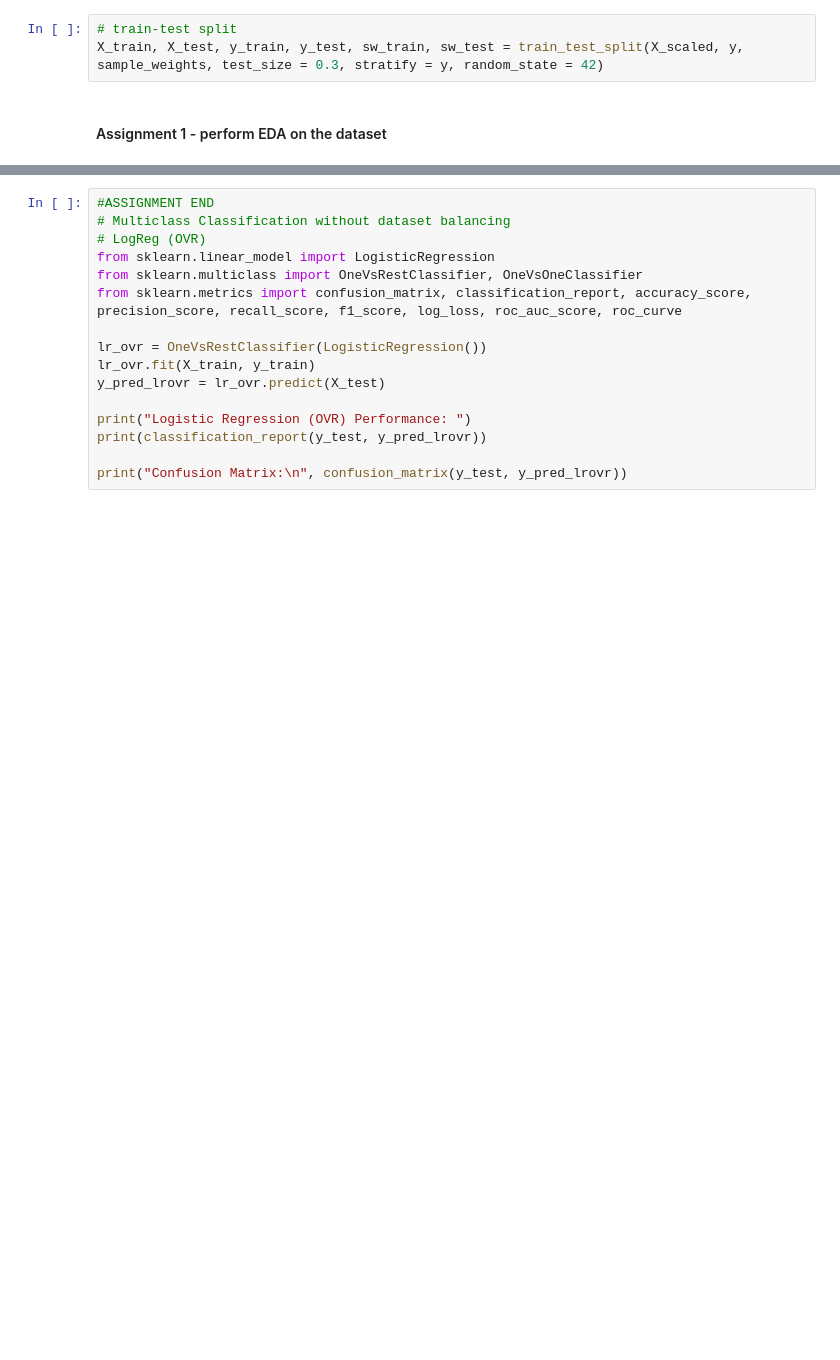
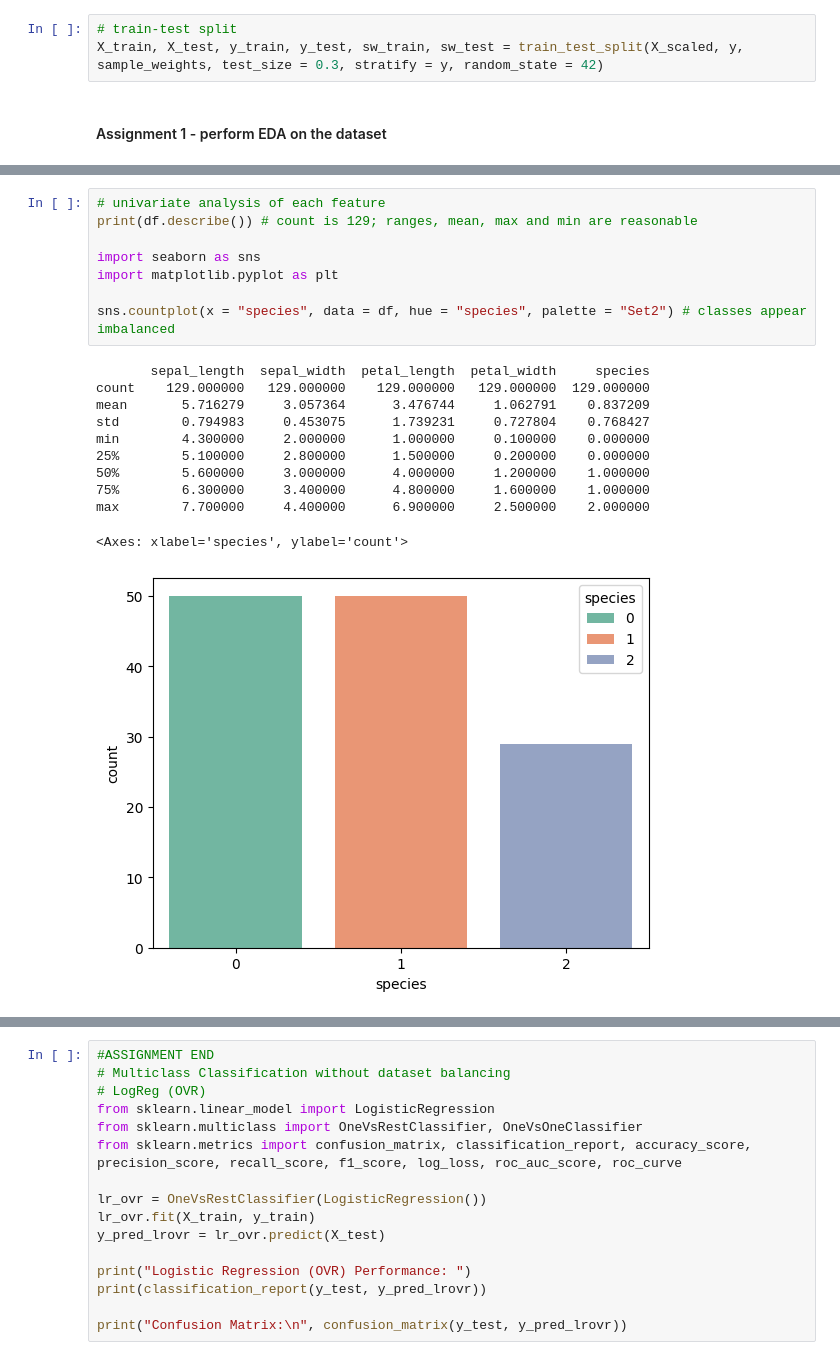
Before and after one commit to fonkerina/Data-Science-Journey, a Jupyter notebook: Week 4/Further Supervised Learning.ipynb, the cells around one changed output, grey strips where cells are left out. Drawn from its saved outputs; the diff is of its cells as text; blank space fills up the shorter version.

```diff
--- a/Week 4/Further Supervised Learning.ipynb
+++ b/Week 4/Further Supervised Learning.ipynb
@@ -77,0 +101,20 @@ X_train, X_test, y_train, y_test, sw_train, sw_test = train_test_split(X_scaled,
+# %%
+# univariate analysis of each feature
+print(df.describe()) # count is 129; ranges, mean, max and min are reasonable
+
+import seaborn as sns
+import matplotlib.pyplot as plt
+
+sns.countplot(x = "species", data = df, hue = "species", palette = "Set2") # classes appear imbalanced
+# %% [output]
+       sepal_length  sepal_width  petal_length  petal_width     species
+count    129.000000   129.000000    129.000000   129.000000  129.000000
+mean       5.716279     3.057364      3.476744     1.062791    0.837209
+std        0.794983     0.453075      1.739231     0.727804    0.768427
+min        4.300000     2.000000      1.000000     0.100000    0.000000
+25%        5.100000     2.800000      1.500000     0.200000    0.000000
+50%        5.600000     3.000000      4.000000     1.200000    1.000000
+75%        6.300000     3.400000      4.800000     1.600000    1.000000
+max        7.700000     4.400000      6.900000     2.500000    2.000000
+<Axes: xlabel='species', ylabel='count'>
+[figure, added]
```
Also changed, not shown: parts of 5 cells of this notebook.
